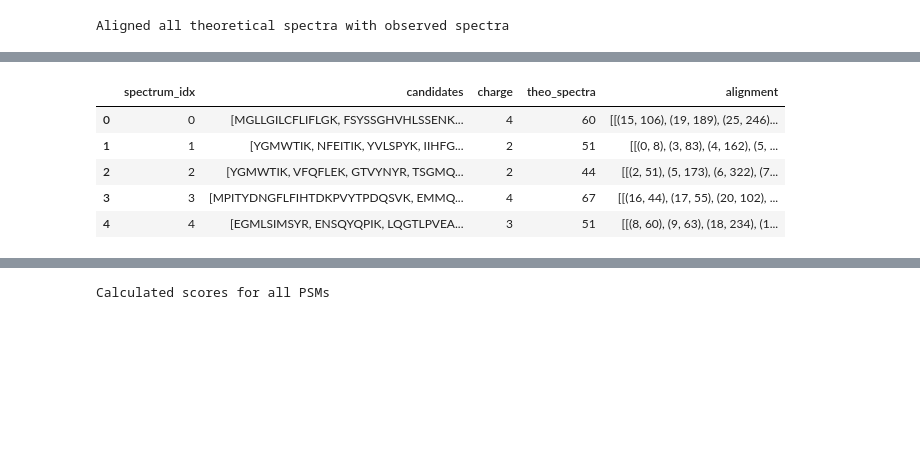
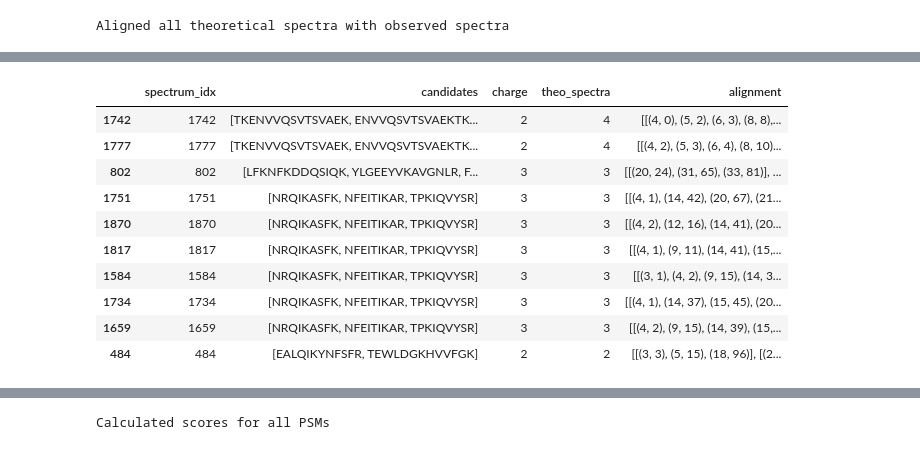
Before and after one commit to timosachsenberg/PyOpenMSCourse, a Jupyter notebook: notebooks/PyOpenMS_Task2_ID.ipynb, the cells around one changed output, grey strips where cells are left out. Cells and saved outputs as stored; diff of their text form; code cells hidden in the pictures; blank space fills up the shorter version.

```diff
--- a/notebooks/PyOpenMS_Task2_ID.ipynb
+++ b/notebooks/PyOpenMS_Task2_ID.ipynb
@@ -348,7 +367,10 @@ See also: [Peptides and Proteins Tutorial](https://pyopenms.readthedocs.io/en/la
 
 </details>
 # %%
-# Digest the UPS proteins database
-peptides = preprocess_database("two_ups_proteins.fasta")
+# Digest the UPS1 protein database
+peptides = preprocess_database("ups1.fasta")
 print(f"Total unique peptides after digestion: {len(peptides)}")
+
+# Cysteines now carry the fixed modification in the sequence string
+print("Examples of modified peptides:", [p.toString() for p in peptides if "C(" in p.toString()][:3])
 # %% [output]
@@ -613,7 +665,8 @@ candidate_df = get_candidates_per_spectrum(
     precursor_weights=P_mass,
     peptide_weights=peptides_weight,
     peptides=peptides,
-    spectrum_indices=valid_indices
+    spectrum_indices=valid_indices,
+    precursor_tolerance_ppm=10.0
 )
 
 # Add precursor charge (needed for fragment charge calculation)
@@ -624,14 +677,17 @@ candidate_df = candidate_df[
     candidate_df["num_candidates"] > 0
 ].copy()  # use .copy() to avoid SettingWithCopyWarning
 
-print(f"Spectra with candidate peptides: {len(candidate_df)}")
+print(f"Spectra with candidate peptides: {len(candidate_df)} of {len(P_mass)}")
+print(f"Candidates per spectrum: mean {candidate_df['num_candidates'].mean():.2f}, "
+      f"max {candidate_df['num_candidates'].max()}")
 
-# For this tutorial, work with first 5 spectra that have candidates
-candidate_df.sort_values(by="num_candidates", ascending=False)
-candidate_df = candidate_df.head(5).copy()
-print(f"Working with {len(candidate_df)} spectra for demonstration")
+# With a working precursor filter the search space is small (a few hundred spectra with
+# one or a few candidates each), so we simply search all of them.
+# Sort so that spectra with several competing candidates come first.
+# Note: sort_values() returns a new DataFrame - assign it back, or nothing changes!
+candidate_df = candidate_df.sort_values(by="num_candidates", ascending=False)
 
 print_df = candidate_df.copy()
 print_df['candidates'] = print_df['candidates'].map(lambda x: list(map(lambda y: y.toString(), x)))
-print_df[['spectrum_idx', 'candidates', 'charge']]
+print_df[['spectrum_idx', 'candidates', 'charge']].head(10)
 # %% [output]
@@ -744,8 +807,8 @@ for idx, row in candidate_df.iterrows():
     row_theo_spectra = []
     for peptide in row["candidates"]:
         theo_spectrum = oms.MSSpectrum()
-        # max fragment charge is min(2, precursor_charge - 1)
-        max_frag_charge = min(row['charge'] - 1, 2)
+        # max fragment charge is min(2, precursor_charge - 1), but at least 1
+        max_frag_charge = max(1, min(row['charge'] - 1, 2))
         tsg.getSpectrum(theo_spectrum, peptide, 1, max_frag_charge)
         row_theo_spectra.append(theo_spectrum)
     candidate_df.at[idx, "theo_spectra"] = row_theo_spectra
@@ -811,12 +879,9 @@ We use `SpectrumAlignment` with relative tolerance (500 ppm in this example). Fo
 # Configure spectrum alignment
 spa = oms.SpectrumAlignment()
 p = spa.getParameters()
-p.setValue("tolerance", 500.0)  # 500 ppm
-p.setValue("is_relative_tolerance", "true")
+p.setValue("tolerance", 0.3)                  # 0.3 Da - ion-trap MS2 spectra
+p.setValue("is_relative_tolerance", "false")  # absolute tolerance in Da ("true" would mean ppm)
 spa.setParameters(p)
-
-# Align each theoretical spectrum with the observed spectrum
-candidate_df["alignment"] = None
 
 # Align each theoretical spectrum with the observed spectrum
 candidate_df["alignment"] = None
@@ -827,10 +892,7 @@ for idx, row in candidate_df.iterrows():
     row_alignment = []
 
     for theo_spec in row["theo_spectra"]:
-        # alignment = []
-        # spa.getSpectrumAlignment(alignment, theo_spec, observed_spectrum)
-        # row_alignment.append(alignment)
-
+        # returns a list of (theoretical_peak_index, observed_peak_index) pairs
         alignment = spa.getSpectrumAlignment(theo_spec, observed_spectrum)
         row_alignment.append(alignment)
 
@@ -934,15 +996,20 @@ A good match typically has >50% of theoretical ions matched.
 # %%
 print_df = candidate_df.copy()
 print_df['candidates'] = print_df['candidates'].map(lambda x: list(map(lambda y: y.toString(), x)))
 print_df['theo_spectra'] = print_df['theo_spectra'].map(lambda x: len(x))
-print_df[['spectrum_idx', 'candidates', 'charge', 'theo_spectra', 'alignment']]
+print_df[['spectrum_idx', 'candidates', 'charge', 'theo_spectra', 'alignment']].head(10)
 # %% [output]
 |  | spectrum_idx | candidates | charge | theo_spectra | alignment |
-| 0 | 0 | [MGLLGILCFLIFLGK, FSYSSGHVHLSSENK... | 4 | 60 | [[(15, 106), (19, 189), (25, 246)... |
-| 1 | 1 | [YGMWTIK, NFEITIK, YVLSPYK, IIHFG... | 2 | 51 | [[(0, 8), (3, 83), (4, 162), (5, ... |
-| 2 | 2 | [YGMWTIK, VFQFLEK, GTVYNYR, TSGMQ... | 2 | 44 | [[(2, 51), (5, 173), (6, 322), (7... |
-| 3 | 3 | [MPITYDNGFLFIHTDKPVYTPDQSVK, EMMQ... | 4 | 67 | [[(16, 44), (17, 55), (20, 102), ... |
-| 4 | 4 | [EGMLSIMSYR, ENSQYQPIK, LQGTLPVEA... | 3 | 51 | [[(8, 60), (9, 63), (18, 234), (1... |
+| 1742 | 1742 | [TKENVVQSVTSVAEK, ENVVQSVTSVAEKTK... | 2 | 4 | [[(4, 0), (5, 2), (6, 3), (8, 8),... |
+| 1777 | 1777 | [TKENVVQSVTSVAEK, ENVVQSVTSVAEKTK... | 2 | 4 | [[(4, 2), (5, 3), (6, 4), (8, 10)... |
+| 802 | 802 | [LFKNFKDDQSIQK, YLGEEYVKAVGNLR, F... | 3 | 3 | [[(20, 24), (31, 65), (33, 81)], ... |
+| 1751 | 1751 | [NRQIKASFK, NFEITIKAR, TPKIQVYSR] | 3 | 3 | [[(4, 1), (14, 42), (20, 67), (21... |
+| 1870 | 1870 | [NRQIKASFK, NFEITIKAR, TPKIQVYSR] | 3 | 3 | [[(4, 2), (12, 16), (14, 41), (20... |
+| 1817 | 1817 | [NRQIKASFK, NFEITIKAR, TPKIQVYSR] | 3 | 3 | [[(4, 1), (9, 11), (14, 41), (15,... |
+| 1584 | 1584 | [NRQIKASFK, NFEITIKAR, TPKIQVYSR] | 3 | 3 | [[(3, 1), (4, 2), (9, 15), (14, 3... |
+| 1734 | 1734 | [NRQIKASFK, NFEITIKAR, TPKIQVYSR] | 3 | 3 | [[(4, 1), (14, 37), (15, 45), (20... |
+| 1659 | 1659 | [NRQIKASFK, NFEITIKAR, TPKIQVYSR] | 3 | 3 | [[(4, 2), (9, 15), (14, 39), (15,... |
+| 484 | 484 | [EALQIKYNFSFR, TEWLDGKHVVFGK] | 2 | 2 | [[(3, 3), (5, 15), (18, 96)], [(2... |
 # %% [markdown]
 ## 6. Calculate Score
 
```
Also changed, not shown: parts of 28 cells of this notebook, 2 other files.
